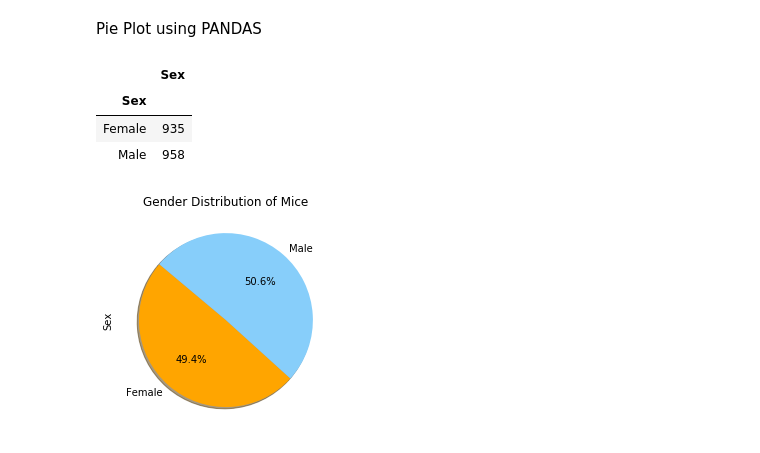
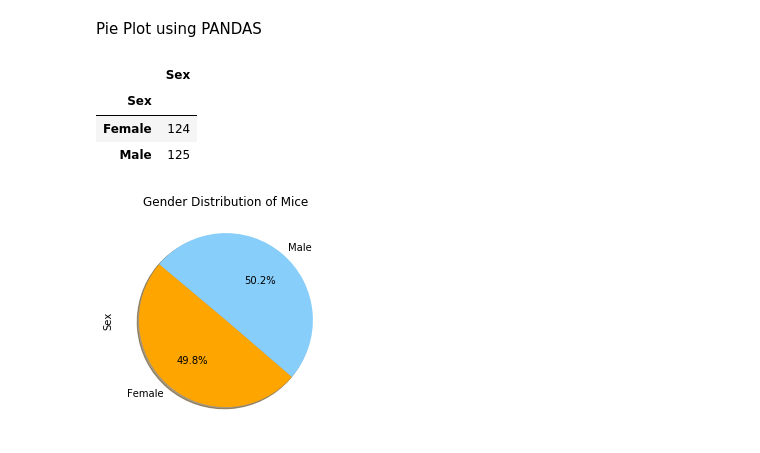
Before and after one commit to vmratcliff/Tumor_Volume-Matplotlib, a Jupyter notebook: Pymaceuticals/pymaceuticals_notebook.ipynb, the cells around one changed output. Saved outputs shown, nothing was run; the diff lists cells and outputs as text; code cells hidden in the pictures.

```diff
--- a/Pymaceuticals/pymaceuticals_notebook.ipynb
+++ b/Pymaceuticals/pymaceuticals_notebook.ipynb
@@ -176,16 +176,16 @@ plt.show()
 Pie Plot using PANDAS
 # %%
 # Generate a pie plot showing the distribution of female versus male mice using pandas
-gender_data = combined_data_df.groupby('Sex')
+gender_data = mouse_metadata.groupby('Sex')
 
 # create a DataFrame
 gender_data_count = pd.DataFrame(gender_data['Sex'].count())
 gender_data_count
 # %% [output]
 |  | Sex |
 | Sex |  |
-| Female | 935 |
-| Male | 958 |
+| Female | 124 |
+| Male | 125 |
 # %%
 fig, ax = plt.subplots()
 
```
Also changed, not shown: parts of 1 cell of this notebook, 2 other files.
